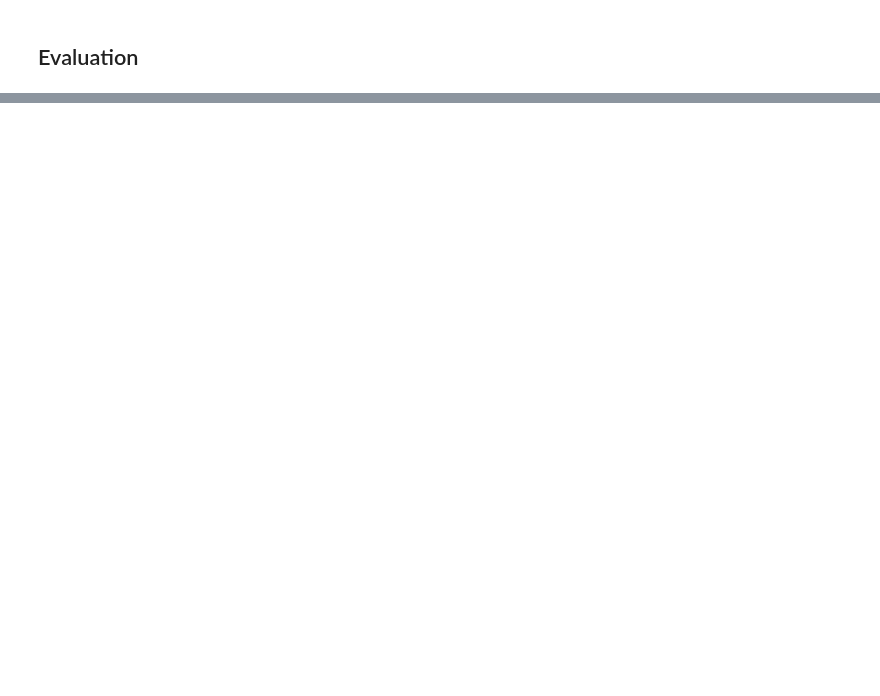
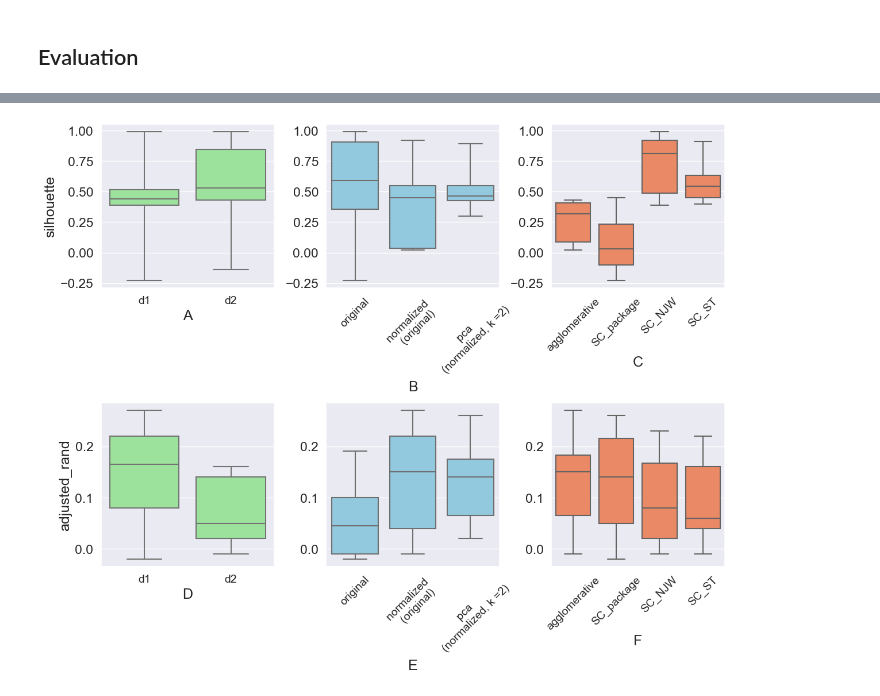
Before and after one commit to clumsyspeedboat/clustering_metaproteins, a Jupyter notebook: performance_evaluation.ipynb, the cells around one changed output, grey strips where cells are left out. Cells and saved outputs as stored; diff of their text form; code cells hidden in the pictures; blank space fills up the shorter version.

```diff
--- a/performance_evaluation.ipynb
+++ b/performance_evaluation.ipynb
@@ -8 +103,49 @@ import seaborn as sns
+# %%
+# Silhouette coefficient and Adjusted rand index
+fig, axes = plt.subplots(2, 3, figsize=(14, 10), sharey=False)
+
+sns.set(font_scale = 1.5)
+
+box1 = sns.boxplot(ax = axes[0,0], data=df_clustering, x="dataset", y="silhouette", color = "lightgreen", whis = 5)
+box2 = sns.boxplot(ax = axes[0,1], data=df_clustering, x="transformation", y="silhouette", color = "skyblue", whis = 4)
+box3 = sns.boxplot(ax = axes[0,2], data=df_clustering, x="clustering", y="silhouette", color = "coral")
+box4 = sns.boxplot(ax = axes[1,0], data=df_clustering, x="dataset", y="adjusted_rand", color = "lightgreen")
+box5 = sns.boxplot(ax = axes[1,1], data=df_clustering, x="transformation", y="adjusted_rand", color = "skyblue")
+box6 = sns.boxplot(ax = axes[1,2], data=df_clustering, x="clustering", y="adjusted_rand", color = "coral")
+
+# box1.set_xticklabels(['R \n (csv)','Python \n (csv)','JAVA \n (csv)', 'DTP \n (csv)', 'DTP \n (nodes)'])
+box2.set_xticklabels(['original','normalized \n (original)','pca \n (normalized, k =2)'])
+# box3.set_xticklabels(['Dataset \n 1','Dataset \n 2','Dataset \n 3'])
+# box4.set_xticklabels(['R \n (csv)','Python \n (csv)','JAVA \n (csv)', 'DTP \n (csv)', 'DTP \n (nodes)'])
+box5.set_xticklabels(['original','normalized \n (original)','pca \n (normalized, k =2)'])
+# box6.set_xticklabels(['Dataset \n 1','Dataset \n 2','Dataset \n 3'])
+
+box1.set(xlabel="A")
+box2.set(xlabel="B")
+box3.set(xlabel="C")
+box4.set(xlabel="D")
+box5.set(xlabel="E")
+box6.set(xlabel="F")
+
+box1.set_ylabel('silhouette', fontsize = 18)
+box2.set(ylabel=None)
+box3.set(ylabel=None)
+box4.set_ylabel('adjusted_rand', fontsize = 18)
+box5.set(ylabel=None)
+box6.set(ylabel=None)
+
+box1.set_xticklabels(box1.get_xticklabels(), size = 14)
+box2.set_xticklabels(box2.get_xticklabels(), size = 14, rotation = 45)
+box3.set_xticklabels(box3.get_xticklabels(), size = 14, rotation = 45)
+box4.set_xticklabels(box1.get_xticklabels(), size = 14)
+box5.set_xticklabels(box2.get_xticklabels(), size = 14, rotation = 45)
+box6.set_xticklabels(box3.get_xticklabels(), size = 14, rotation = 45)
+
+# box1.set(ylim=(61, 93))
+# box2.set(ylim=(61, 93))
+# box3.set(ylim=(61, 93))
+
+fig.subplots_adjust(wspace=0.3, hspace=0.7)
+# %% [output]
+[figure, added]
 # %%
```
Also changed, not shown: parts of 4 cells of this notebook, 1 other file.
